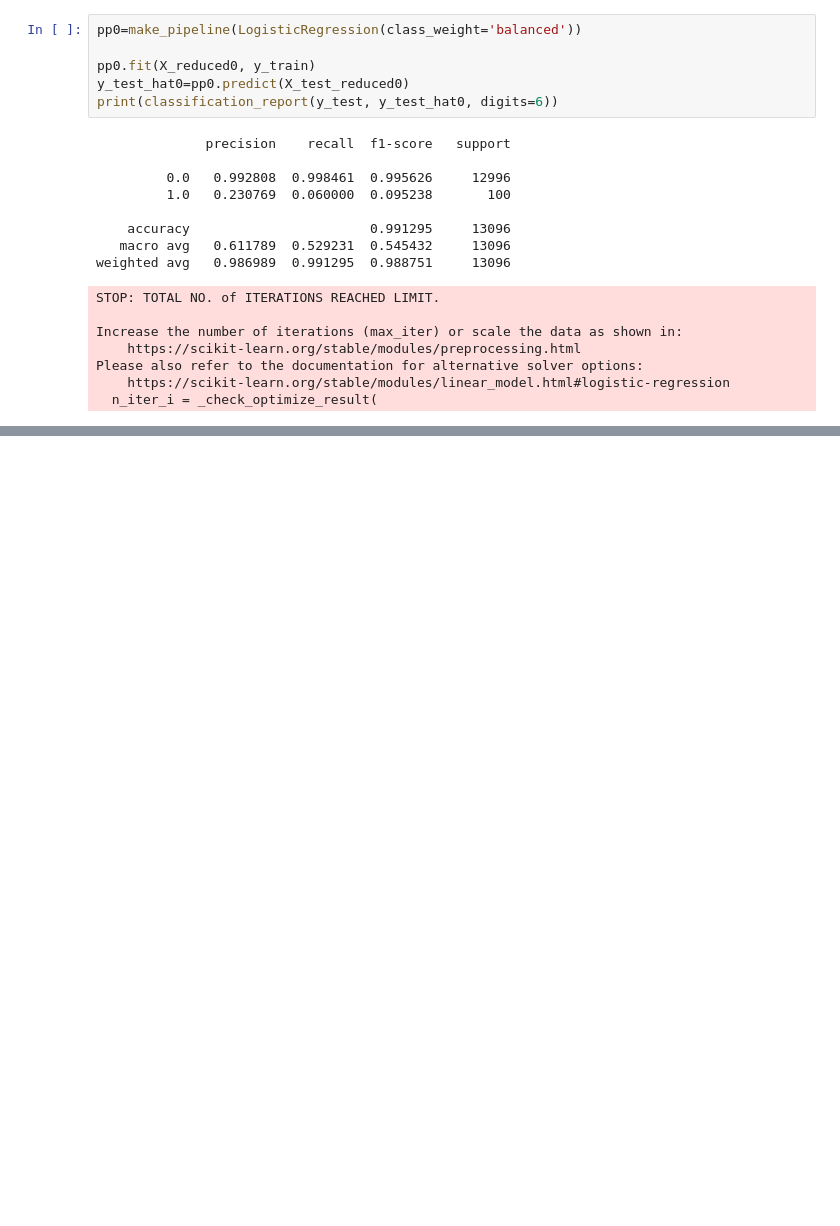
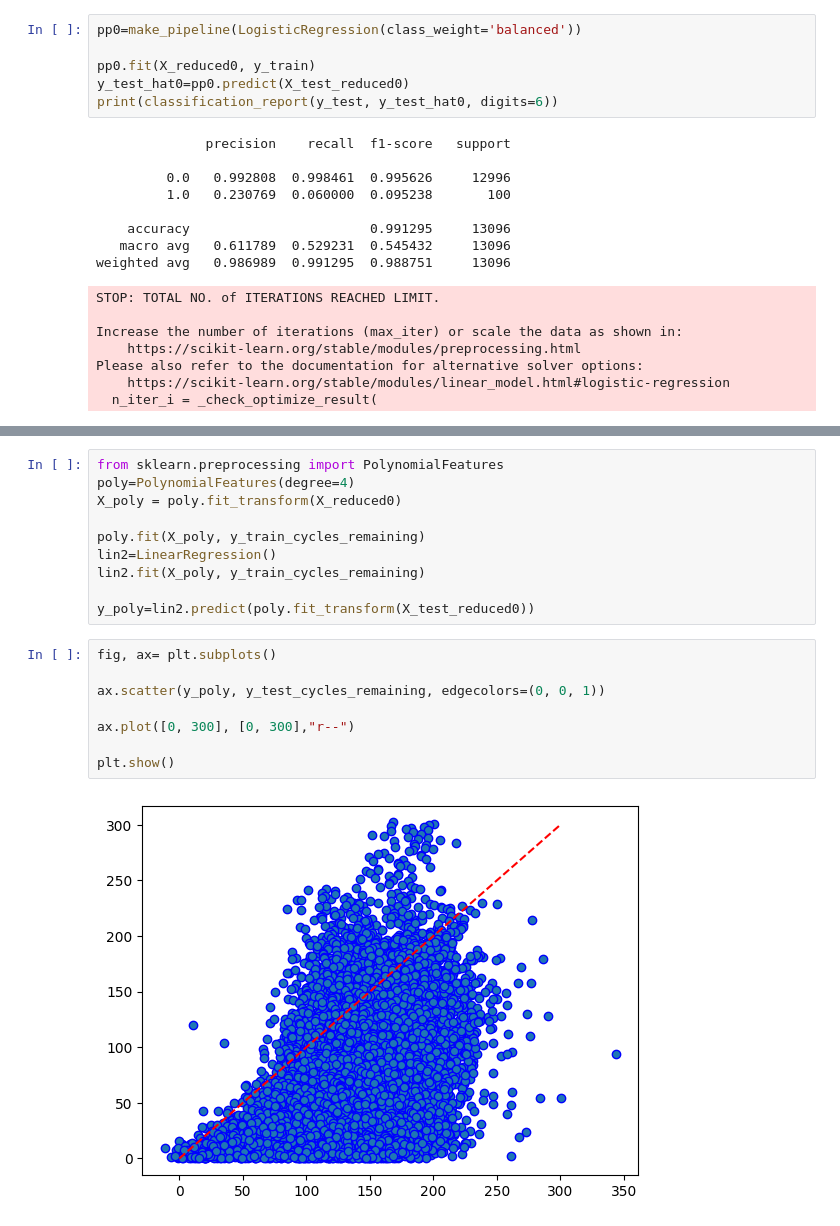
Before and after one commit to kingos82/BoozAllen, a Jupyter notebook: notebooks/exp_CMPASSdata.ipynb, the cells around one changed output, grey strips where cells are left out. Cells and saved outputs as stored; diff of their text form; blank space fills up the shorter version.

```diff
--- a/notebooks/exp_CMPASSdata.ipynb
+++ b/notebooks/exp_CMPASSdata.ipynb
@@ -267,0 +383,20 @@ Please also refer to the documentation for alternative solver options:
+# %%
+from sklearn.preprocessing import PolynomialFeatures
+poly=PolynomialFeatures(degree=4)
+X_poly = poly.fit_transform(X_reduced0)
+
+poly.fit(X_poly, y_train_cycles_remaining)
+lin2=LinearRegression()
+lin2.fit(X_poly, y_train_cycles_remaining)
+
+y_poly=lin2.predict(poly.fit_transform(X_test_reduced0))
+# %%
+fig, ax= plt.subplots()
+
+ax.scatter(y_poly, y_test_cycles_remaining, edgecolors=(0, 0, 1))
+
+ax.plot([0, 300], [0, 300],"r--")
+
+plt.show()
+# %% [output]
+[figure, added]
```
Also changed, not shown: parts of 14 cells of this notebook.
